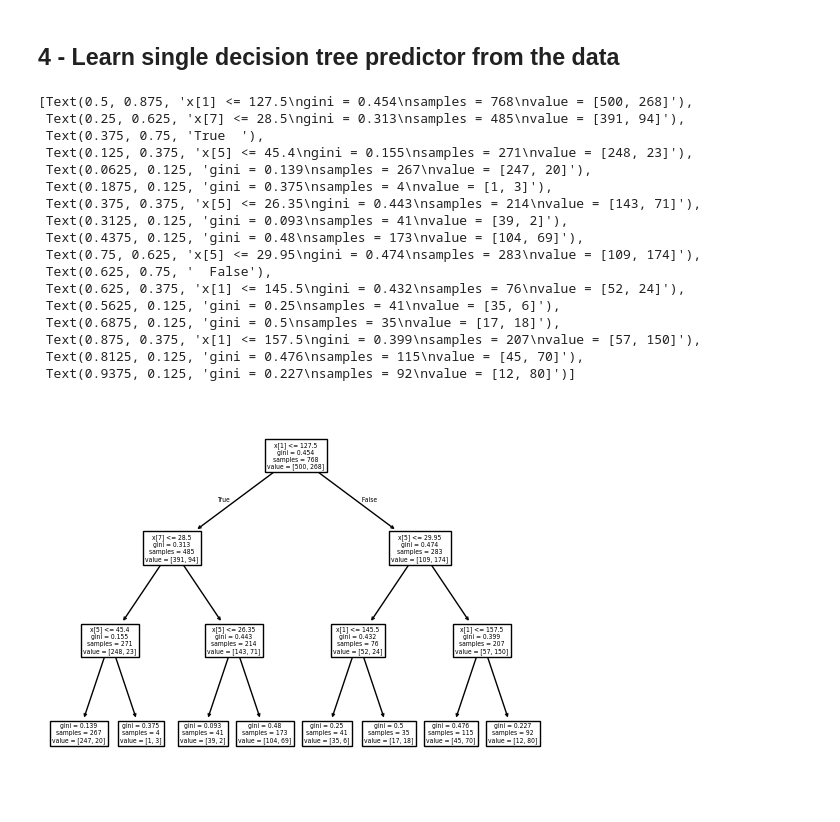
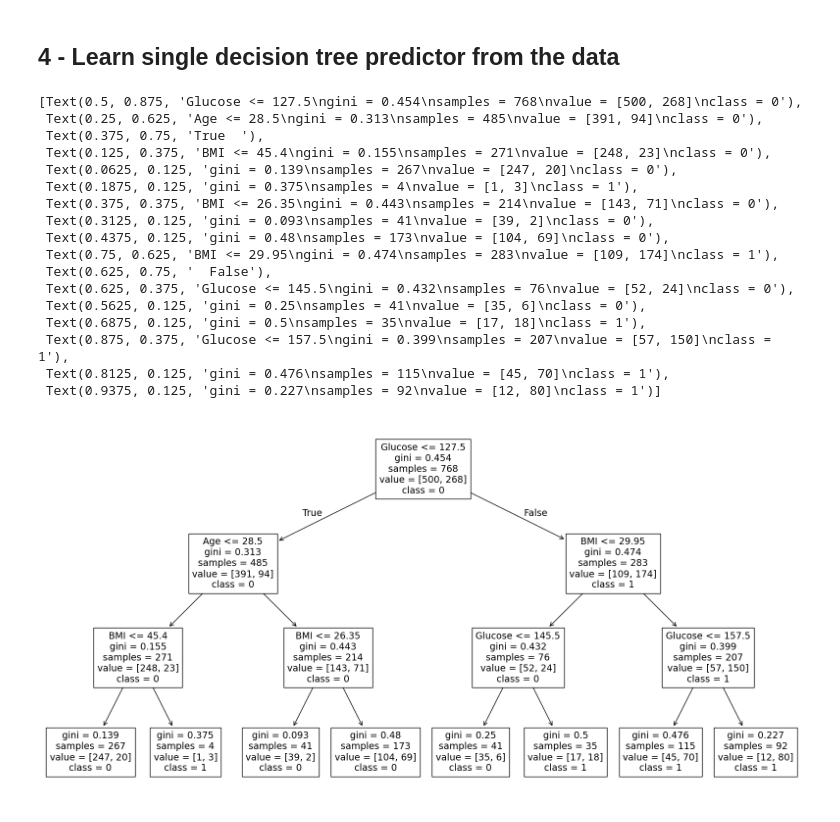
Before and after one commit to jppf22/HW1_Machine_Learning, a Jupyter notebook: codigo.ipynb, the cells around one changed output. Drawn from its saved outputs; the diff is of its cells as text; code cells hidden in the pictures.

```diff
--- a/codigo.ipynb
+++ b/codigo.ipynb
@@ -153,25 +152,27 @@ plt.show()
 # %%
 from sklearn import tree
 
 predictor = tree.DecisionTreeClassifier(random_state=1,max_depth=3)
 predictor.fit(X,y)
-tree.plot_tree(predictor)
+
+plt.figure(figsize=(20,10))
+tree.plot_tree(predictor, feature_names=X.columns.values, class_names=[str(0),str(1)])
 # %% [output]
-[Text(0.5, 0.875, 'x[1] <= 127.5\ngini = 0.454\nsamples = 768\nvalue = [500, 268]'),
- Text(0.25, 0.625, 'x[7] <= 28.5\ngini = 0.313\nsamples = 485\nvalue = [391, 94]'),
+[Text(0.5, 0.875, 'Glucose <= 127.5\ngini = 0.454\nsamples = 768\nvalue = [500, 268]\nclass = 0'),
+ Text(0.25, 0.625, 'Age <= 28.5\ngini = 0.313\nsamples = 485\nvalue = [391, 94]\nclass = 0'),
  Text(0.375, 0.75, 'True  '),
- Text(0.125, 0.375, 'x[5] <= 45.4\ngini = 0.155\nsamples = 271\nvalue = [248, 23]'),
- Text(0.0625, 0.125, 'gini = 0.139\nsamples = 267\nvalue = [247, 20]'),
- Text(0.1875, 0.125, 'gini = 0.375\nsamples = 4\nvalue = [1, 3]'),
- Text(0.375, 0.375, 'x[5] <= 26.35\ngini = 0.443\nsamples = 214\nvalue = [143, 71]'),
- Text(0.3125, 0.125, 'gini = 0.093\nsamples = 41\nvalue = [39, 2]'),
- Text(0.4375, 0.125, 'gini = 0.48\nsamples = 173\nvalue = [104, 69]'),
- Text(0.75, 0.625, 'x[5] <= 29.95\ngini = 0.474\nsamples = 283\nvalue = [109, 174]'),
+ Text(0.125, 0.375, 'BMI <= 45.4\ngini = 0.155\nsamples = 271\nvalue = [248, 23]\nclass = 0'),
+ Text(0.0625, 0.125, 'gini = 0.139\nsamples = 267\nvalue = [247, 20]\nclass = 0'),
+ Text(0.1875, 0.125, 'gini = 0.375\nsamples = 4\nvalue = [1, 3]\nclass = 1'),
+ Text(0.375, 0.375, 'BMI <= 26.35\ngini = 0.443\nsamples = 214\nvalue = [143, 71]\nclass = 0'),
+ Text(0.3125, 0.125, 'gini = 0.093\nsamples = 41\nvalue = [39, 2]\nclass = 0'),
+ Text(0.4375, 0.125, 'gini = 0.48\nsamples = 173\nvalue = [104, 69]\nclass = 0'),
+ Text(0.75, 0.625, 'BMI <= 29.95\ngini = 0.474\nsamples = 283\nvalue = [109, 174]\nclass = 1'),
  Text(0.625, 0.75, '  False'),
- Text(0.625, 0.375, 'x[1] <= 145.5\ngini = 0.432\nsamples = 76\nvalue = [52, 24]'),
- Text(0.5625, 0.125, 'gini = 0.25\nsamples = 41\nvalue = [35, 6]'),
- Text(0.6875, 0.125, 'gini = 0.5\nsamples = 35\nvalue = [17, 18]'),
- Text(0.875, 0.375, 'x[1] <= 157.5\ngini = 0.399\nsamples = 207\nvalue = [57, 150]'),
- Text(0.8125, 0.125, 'gini = 0.476\nsamples = 115\nvalue = [45, 70]'),
- Text(0.9375, 0.125, 'gini = 0.227\nsamples = 92\nvalue = [12, 80]')]
+ Text(0.625, 0.375, 'Glucose <= 145.5\ngini = 0.432\nsamples = 76\nvalue = [52, 24]\nclass = 0'),
+ Text(0.5625, 0.125, 'gini = 0.25\nsamples = 41\nvalue = [35, 6]\nclass = 0'),
+ Text(0.6875, 0.125, 'gini = 0.5\nsamples = 35\nvalue = [17, 18]\nclass = 1'),
+ Text(0.875, 0.375, 'Glucose <= 157.5\ngini = 0.399\nsamples = 207\nvalue = [57, 150]\nclass = 1'),
+ Text(0.8125, 0.125, 'gini = 0.476\nsamples = 115\nvalue = [45, 70]\nclass = 1'),
+ Text(0.9375, 0.125, 'gini = 0.227\nsamples = 92\nvalue = [12, 80]\nclass = 1')]
-[figure, old version]
+[figure, new version]
```
Also changed, not shown: parts of 4 cells of this notebook.
